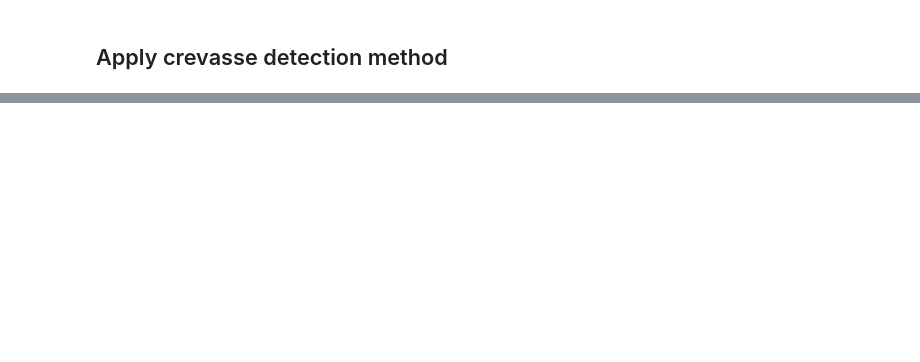
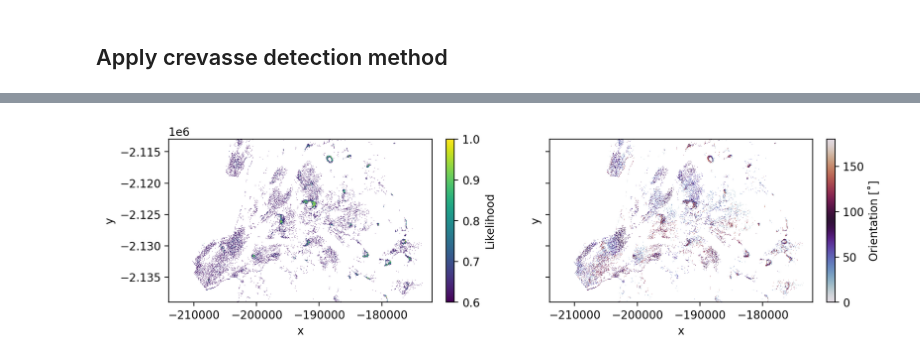
Before and after one commit to trchudley/crevopt, a Jupyter notebook: example_notebook.ipynb, the cells around one changed output, grey strips where cells are left out. Cells and saved outputs as stored; diff of their text form; code cells hidden in the pictures; blank space fills up the shorter version.

```diff
--- a/example_notebook.ipynb
+++ b/example_notebook.ipynb
@@ -82,0 +80,19 @@ Text(0.5, 1.0, '')
+# %%
+likelihood_masked, orientation_masked = crevopt.crevasse_mask(likelihood, orientation, threshold=1.03, mask=mask)
+# %%
+plt.close()
+fig, axes = plt.subplots(ncols=2, sharex=True, sharey=True, layout='constrained', figsize=(10,2.7))
+
+ax = axes[0]
+likelihood_masked.plot.imshow(ax=ax, cmap='viridis', vmin=0.6, vmax=1, cbar_kwargs={'label': 'Likelihood'})
+
+ax = axes[1]
+orientation_masked.plot.imshow(ax=ax, cmap='twilight', vmin=0, vmax=180, cbar_kwargs={'label': 'Orientation [˚]'})
+
+for ax in axes.ravel():
+    ax.set_aspect('equal')
+    ax.set_title(None)
+
+plt.show()
+# %% [output]
+[figure, added]
```
Also changed, not shown: parts of 24 cells of this notebook, 7 other files.
